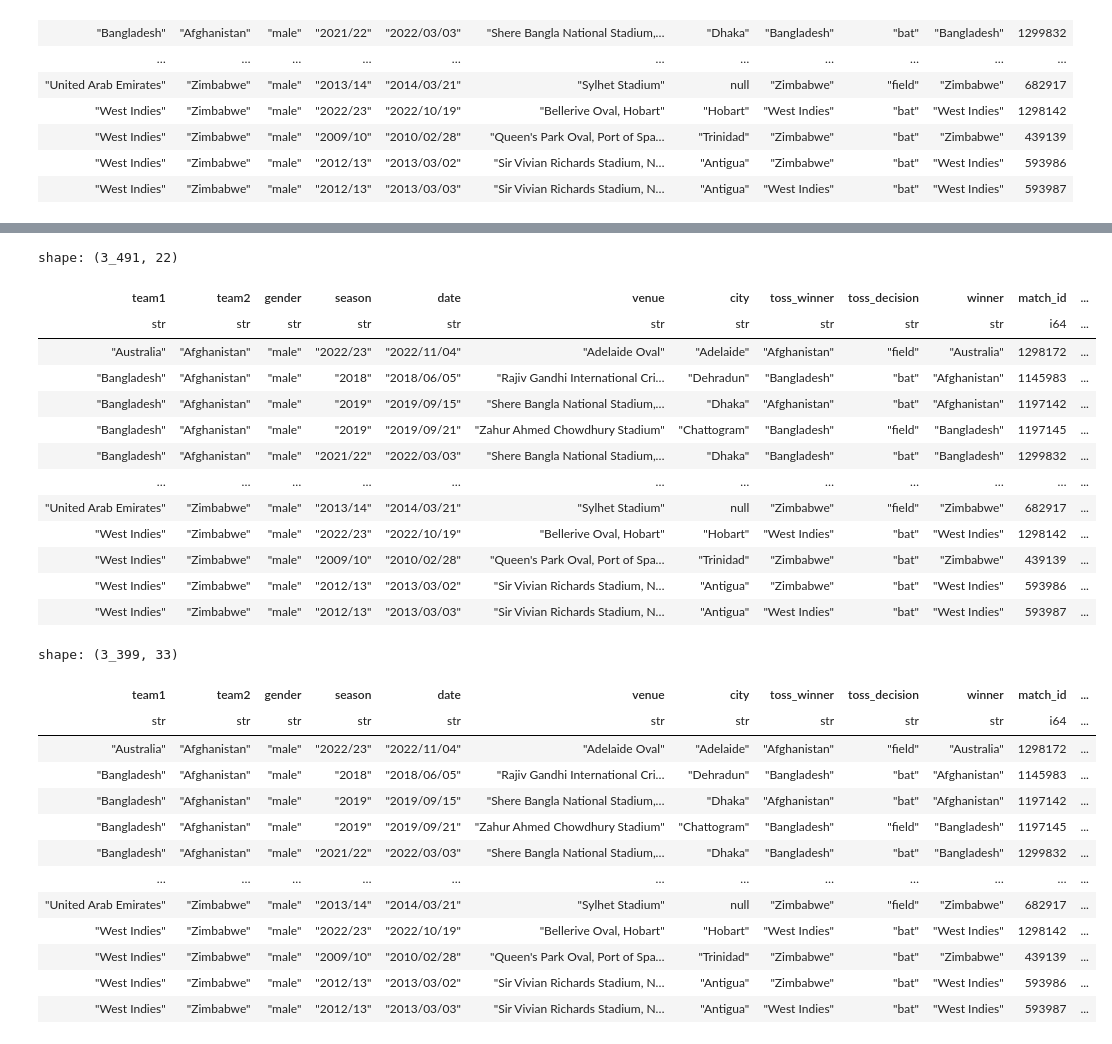
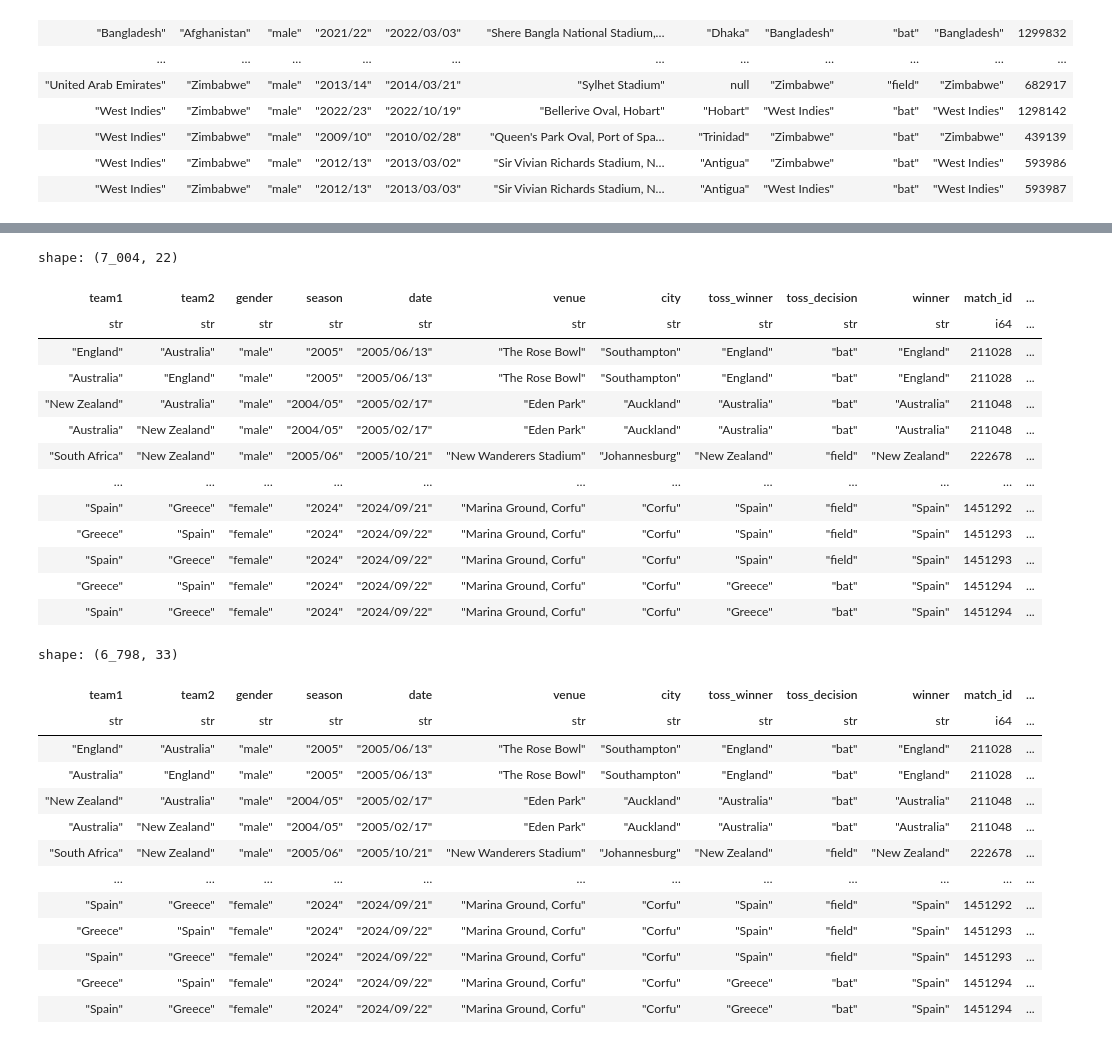
Before and after one commit to Salman-shaik116/localt20, a Jupyter notebook: notebooks/mergers/match_teamStats.ipynb, the cells around one changed output, grey strips where cells are left out. Saved outputs shown, nothing was run; the diff lists cells and outputs as text; code cells hidden in the pictures.

```diff
--- a/notebooks/mergers/match_teamStats.ipynb
+++ b/notebooks/mergers/match_teamStats.ipynb
@@ -113,0 +116,5 @@ shape: (3_676, 11)
+# %%
+matches1 = matches
+matches2 = matches.rename({'team1': 'team2', 'team2': 'team1'}).select(['team1','team2','gender','season','date','venue','city','toss_winner','toss_decision','winner','match_id'])
+matchesflip = pl.concat([matches1, matches2]).sort('match_id')
+matchesflip
@@ -114,39 +143,39 @@ shape: (3_676, 11)
 # %%
-data = matches.join(team_data, left_on=['team1','season'], right_on=['Team','Season'], how='inner',suffix='_team1')
+data = matchesflip.join(team_data, left_on=['team1','season'], right_on=['Team','Season'], how='inner',suffix='_team1')
 data
 # %% [output]
-shape: (3_491, 22)
+shape: (7_004, 22)
 | team1 | team2 | gender | season | date | venue | city | toss_winner | toss_decision | winner | match_id | ... |
 | str | str | str | str | str | str | str | str | str | str | i64 | ... |
-| "Australia" | "Afghanistan" | "male" | "2022/23" | "2022/11/04" | "Adelaide Oval" | "Adelaide" | "Afghanistan" | "field" | "Australia" | 1298172 | ... |
-| "Bangladesh" | "Afghanistan" | "male" | "2018" | "2018/06/05" | "Rajiv Gandhi International Cri… | "Dehradun" | "Bangladesh" | "bat" | "Afghanistan" | 1145983 | ... |
-| "Bangladesh" | "Afghanistan" | "male" | "2019" | "2019/09/15" | "Shere Bangla National Stadium,… | "Dhaka" | "Afghanistan" | "bat" | "Afghanistan" | 1197142 | ... |
-| "Bangladesh" | "Afghanistan" | "male" | "2019" | "2019/09/21" | "Zahur Ahmed Chowdhury Stadium" | "Chattogram" | "Bangladesh" | "field" | "Bangladesh" | 1197145 | ... |
-| "Bangladesh" | "Afghanistan" | "male" | "2021/22" | "2022/03/03" | "Shere Bangla National Stadium,… | "Dhaka" | "Bangladesh" | "bat" | "Bangladesh" | 1299832 | ... |
+| "England" | "Australia" | "male" | "2005" | "2005/06/13" | "The Rose Bowl" | "Southampton" | "England" | "bat" | "England" | 211028 | ... |
+| "Australia" | "England" | "male" | "2005" | "2005/06/13" | "The Rose Bowl" | "Southampton" | "England" | "bat" | "England" | 211028 | ... |
+| "New Zealand" | "Australia" | "male" | "2004/05" | "2005/02/17" | "Eden Park" | "Auckland" | "Australia" | "bat" | "Australia" | 211048 | ... |
+| "Australia" | "New Zealand" | "male" | "2004/05" | "2005/02/17" | "Eden Park" | "Auckland" | "Australia" | "bat" | "Australia" | 211048 | ... |
+| "South Africa" | "New Zealand" | "male" | "2005/06" | "2005/10/21" | "New Wanderers Stadium" | "Johannesburg" | "New Zealand" | "field" | "New Zealand" | 222678 | ... |
 | … | … | … | … | … | … | … | … | … | … | … | ... |
-| "United Arab Emirates" | "Zimbabwe" | "male" | "2013/14" | "2014/03/21" | "Sylhet Stadium" | null | "Zimbabwe" | "field" | "Zimbabwe" | 682917 | ... |
-| "West Indies" | "Zimbabwe" | "male" | "2022/23" | "2022/10/19" | "Bellerive Oval, Hobart" | "Hobart" | "West Indies" | "bat" | "West Indies" | 1298142 | ... |
-| "West Indies" | "Zimbabwe" | "male" | "2009/10" | "2010/02/28" | "Queen's Park Oval, Port of Spa… | "Trinidad" | "Zimbabwe" | "bat" | "Zimbabwe" | 439139 | ... |
-| "West Indies" | "Zimbabwe" | "male" | "2012/13" | "2013/03/02" | "Sir Vivian Richards Stadium, N… | "Antigua" | "Zimbabwe" | "bat" | "West Indies" | 593986 | ... |
-| "West Indies" | "Zimbabwe" | "male" | "2012/13" | "2013/03/03" | "Sir Vivian Richards Stadium, N… | "Antigua" | "West Indies" | "bat" | "West Indies" | 593987 | ... |
+| "Spain" | "Greece" | "female" | "2024" | "2024/09/21" | "Marina Ground, Corfu" | "Corfu" | "Spain" | "field" | "Spain" | 1451292 | ... |
+| "Greece" | "Spain" | "female" | "2024" | "2024/09/22" | "Marina Ground, Corfu" | "Corfu" | "Spain" | "field" | "Spain" | 1451293 | ... |
+| "Spain" | "Greece" | "female" | "2024" | "2024/09/22" | "Marina Ground, Corfu" | "Corfu" | "Spain" | "field" | "Spain" | 1451293 | ... |
+| "Greece" | "Spain" | "female" | "2024" | "2024/09/22" | "Marina Ground, Corfu" | "Corfu" | "Greece" | "bat" | "Spain" | 1451294 | ... |
+| "Spain" | "Greece" | "female" | "2024" | "2024/09/22" | "Marina Ground, Corfu" | "Corfu" | "Greece" | "bat" | "Spain" | 1451294 | ... |
 # %%
 data = data.join(team_data, left_on=['team2','season'], right_on=['Team','Season'], how='inner',suffix='_team2')
 data
 # %% [output]
-shape: (3_399, 33)
+shape: (6_798, 33)
 | team1 | team2 | gender | season | date | venue | city | toss_winner | toss_decision | winner | match_id | ... |
 | str | str | str | str | str | str | str | str | str | str | i64 | ... |
-| "Australia" | "Afghanistan" | "male" | "2022/23" | "2022/11/04" | "Adelaide Oval" | "Adelaide" | "Afghanistan" | "field" | "Australia" | 1298172 | ... |
-| "Bangladesh" | "Afghanistan" | "male" | "2018" | "2018/06/05" | "Rajiv Gandhi International Cri… | "Dehradun" | "Bangladesh" | "bat" | "Afghanistan" | 1145983 | ... |
-| "Bangladesh" | "Afghanistan" | "male" | "2019" | "2019/09/15" | "Shere Bangla National Stadium,… | "Dhaka" | "Afghanistan" | "bat" | "Afghanistan" | 1197142 | ... |
-| "Bangladesh" | "Afghanistan" | "male" | "2019" | "2019/09/21" | "Zahur Ahmed Chowdhury Stadium" | "Chattogram" | "Bangladesh" | "field" | "Bangladesh" | 1197145 | ... |
-| "Bangladesh" | "Afghanistan" | "male" | "2021/22" | "2022/03/03" | "Shere Bangla National Stadium,… | "Dhaka" | "Bangladesh" | "bat" | "Bangladesh" | 1299832 | ... |
+| "England" | "Australia" | "male" | "2005" | "2005/06/13" | "The Rose Bowl" | "Southampton" | "England" | "bat" | "England" | 211028 | ... |
+| "Australia" | "England" | "male" | "2005" | "2005/06/13" | "The Rose Bowl" | "Southampton" | "England" | "bat" | "England" | 211028 | ... |
+| "New Zealand" | "Australia" | "male" | "2004/05" | "2005/02/17" | "Eden Park" | "Auckland" | "Australia" | "bat" | "Australia" | 211048 | ... |
+| "Australia" | "New Zealand" | "male" | "2004/05" | "2005/02/17" | "Eden Park" | "Auckland" | "Australia" | "bat" | "Australia" | 211048 | ... |
+| "South Africa" | "New Zealand" | "male" | "2005/06" | "2005/10/21" | "New Wanderers Stadium" | "Johannesburg" | "New Zealand" | "field" | "New Zealand" | 222678 | ... |
 | … | … | … | … | … | … | … | … | … | … | … | ... |
-| "United Arab Emirates" | "Zimbabwe" | "male" | "2013/14" | "2014/03/21" | "Sylhet Stadium" | null | "Zimbabwe" | "field" | "Zimbabwe" | 682917 | ... |
-| "West Indies" | "Zimbabwe" | "male" | "2022/23" | "2022/10/19" | "Bellerive Oval, Hobart" | "Hobart" | "West Indies" | "bat" | "West Indies" | 1298142 | ... |
-| "West Indies" | "Zimbabwe" | "male" | "2009/10" | "2010/02/28" | "Queen's Park Oval, Port of Spa… | "Trinidad" | "Zimbabwe" | "bat" | "Zimbabwe" | 439139 | ... |
-| "West Indies" | "Zimbabwe" | "male" | "2012/13" | "2013/03/02" | "Sir Vivian Richards Stadium, N… | "Antigua" | "Zimbabwe" | "bat" | "West Indies" | 593986 | ... |
-| "West Indies" | "Zimbabwe" | "male" | "2012/13" | "2013/03/03" | "Sir Vivian Richards Stadium, N… | "Antigua" | "West Indies" | "bat" | "West Indies" | 593987 | ... |
+| "Spain" | "Greece" | "female" | "2024" | "2024/09/21" | "Marina Ground, Corfu" | "Corfu" | "Spain" | "field" | "Spain" | 1451292 | ... |
+| "Greece" | "Spain" | "female" | "2024" | "2024/09/22" | "Marina Ground, Corfu" | "Corfu" | "Spain" | "field" | "Spain" | 1451293 | ... |
+| "Spain" | "Greece" | "female" | "2024" | "2024/09/22" | "Marina Ground, Corfu" | "Corfu" | "Spain" | "field" | "Spain" | 1451293 | ... |
+| "Greece" | "Spain" | "female" | "2024" | "2024/09/22" | "Marina Ground, Corfu" | "Corfu" | "Greece" | "bat" | "Spain" | 1451294 | ... |
+| "Spain" | "Greece" | "female" | "2024" | "2024/09/22" | "Marina Ground, Corfu" | "Corfu" | "Greece" | "bat" | "Spain" | 1451294 | ... |
 # %%
 data = data.with_columns(pl.when(pl.col("gender")=="male").then(1).otherwise(0).alias('gender'))
 data.head()
```
Also changed, not shown: parts of 10 cells of this notebook, 9 other files.
